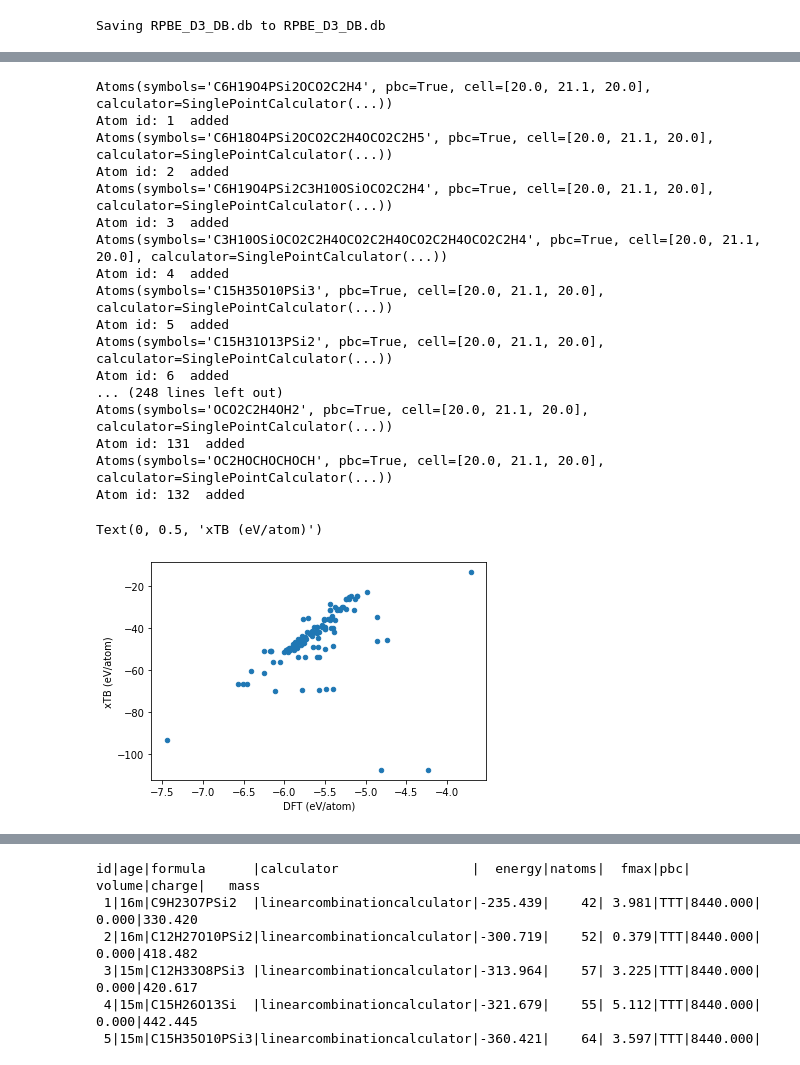
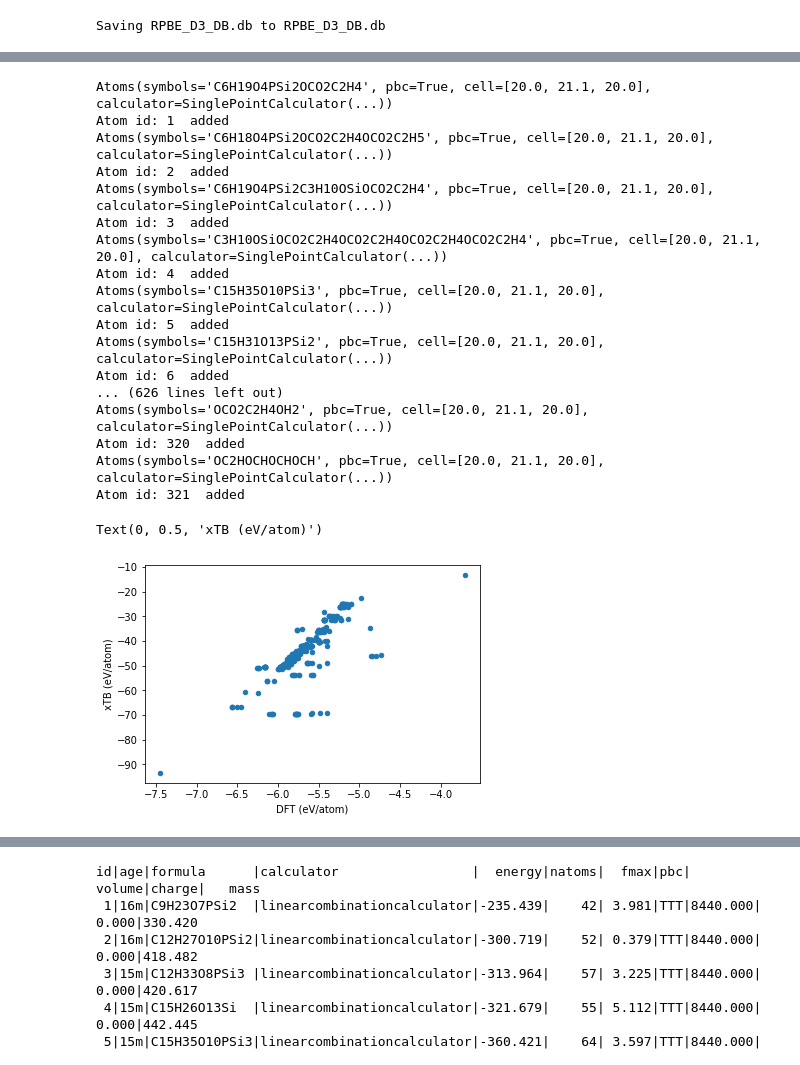
Before and after one commit to peterbmob/WP2pres, a Jupyter notebook: xTBCCSFNET_thermo.ipynb, the cells around one changed output, grey strips where cells are left out. Cells and saved outputs as stored; diff of their text form; code cells hidden in the pictures.

```diff
--- a/xTBCCSFNET_thermo.ipynb
+++ b/xTBCCSFNET_thermo.ipynb
@@ -35,4 +45,11 @@ uploads= files.upload()
 # %% [output]
 [interactive output not drawn]
 Saving RPBE_D3_DB.db to RPBE_D3_DB.db
+# %%
+#@title refine dataset
+db_org=connect('RPBE_D3_DB.db')
+db_dft=connect('DFT_DB_train.db')
+for row in db_org.select():
+   if row.formula!='O2':
+     db_dft.write(row.toatoms())
 # %%
@@ -799,7 +816,7 @@ from ase.units import *
 import numpy as np
 # %%
 ## %%capture
-db_dft=connect('RPBE_D3_DB.db')
+db_dft=connect('DFT_DB_train.db')
 db_new=connect('DFTB_DB_train.db')
 
 for row in db_dft.select():
@@ -823,33 +840,33 @@ Atoms(symbols='C15H35O10PSi3', pbc=True, cell=[20.0, 21.1, 20.0], calculator=Sin
 Atom id: 5  added
 Atoms(symbols='C15H31O13PSi2', pbc=True, cell=[20.0, 21.1, 20.0], calculator=SinglePointCalculator(...))
 Atom id: 6  added
-... (248 lines left out)
+... (626 lines left out)
 Atoms(symbols='OCO2C2H4OH2', pbc=True, cell=[20.0, 21.1, 20.0], calculator=SinglePointCalculator(...))
-Atom id: 131  added
+Atom id: 320  added
 Atoms(symbols='OC2HOCHOCHOCH', pbc=True, cell=[20.0, 21.1, 20.0], calculator=SinglePointCalculator(...))
-Atom id: 132  added
+Atom id: 321  added
 # %%
 import pandas as pd
 import matplotlib.pyplot as plt
-Databases = ['RPBE_D3_DB.db', 'DFTB_DB_train.db']
+Databases = ['DFT_DB_train.db', 'DFTB_DB_train.db']
 
 train=pd.DataFrame()
 for database in Databases:
   db=connect(database)
   Energy=[]
   for row in db.select():
       Energy.append(row.energy/len(row.toatoms()))
   train[database]=Energy
 
 
 ax=train.plot.scatter(x=Databases[0],y=Databases[1])
 ax = plt.gca()
 #ax.set_aspect(1)
 ax.set_xlabel('DFT (eV/atom)')
 ax.set_ylabel('xTB (eV/atom)')
 # %% [output]
 Text(0, 0.5, 'xTB (eV/atom)')
-[figure, old version]
+[figure, new version]
 # %%
 from google.colab import files
 files.download('DFTB_DB_train.db')
```
Also changed, not shown: parts of 10 cells of this notebook.
